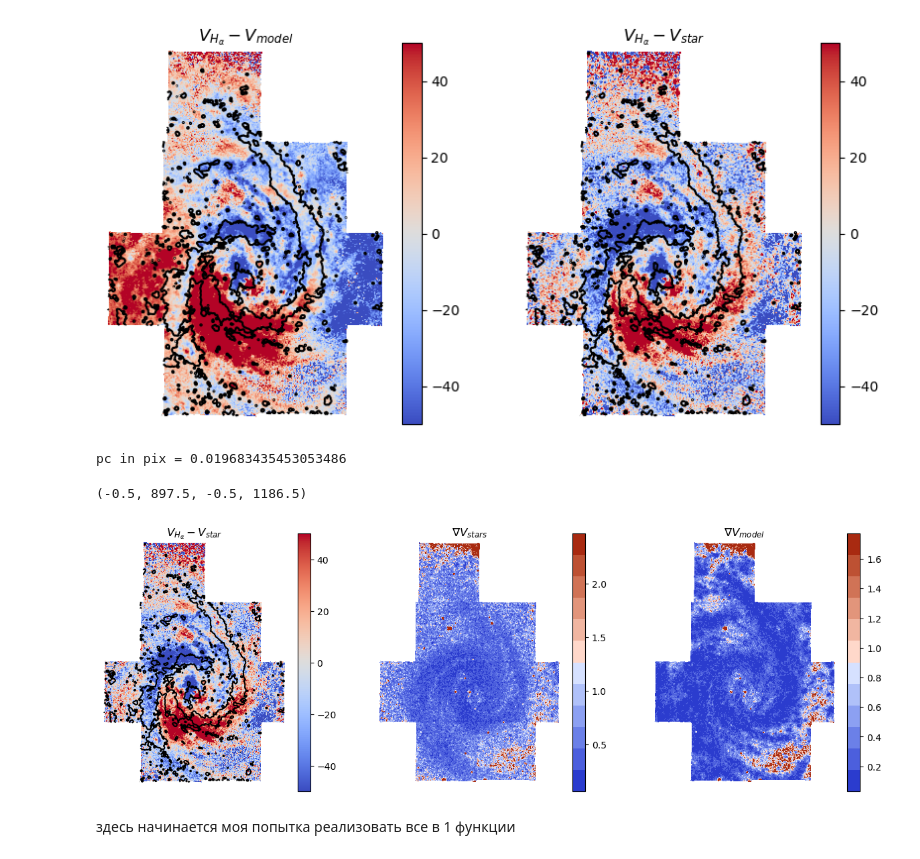
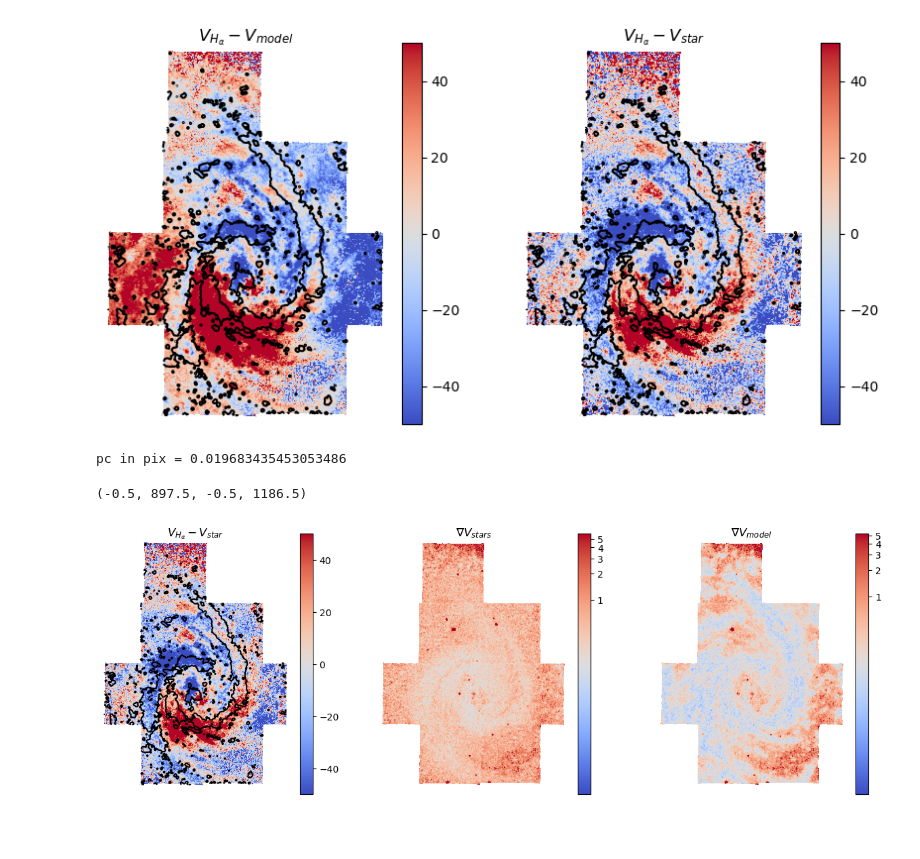
Before and after one commit to Polina-Kochergina/velocity_gradients, a Jupyter notebook: vel_grad.ipynb, the cells around one changed output. Drawn from its saved outputs; the diff is of its cells as text; code cells hidden in the pictures; blank space fills up the shorter version.

Commit message:
vel. grad xy: I corrected to convert to km / s pc

```diff
--- a/vel_grad.ipynb
+++ b/vel_grad.ipynb
@@ -404,41 +404,41 @@ vel_grad_xy2 = np.zeros_like(resid)
 pix_pc = dist*np.tan(np.radians(hdu.header["CD2_2"]))
 print(f"pc in pix = {pix_pc}")
 
 for i in range(resid.shape[0]-1):
     for j in range(resid.shape[1]-1):
-        vel_grad_xy1[i, j] = np.sqrt((residS[i,j-1]-residS[i,j+1])**2 + (residS[i-1,j]-residS[i+1,j])**2 )*pix_pc
-        vel_grad_xy2[i, j] = np.sqrt((resid[i,j-1]-resid[i,j+1])**2 + (resid[i-1,j]-resid[i+1,j])**2 )*pix_pc
+        vel_grad_xy1[i, j] = np.sqrt((residS[i,j-1]-residS[i,j+1])**2 + (residS[i-1,j]-residS[i+1,j])**2)
+        vel_grad_xy2[i, j] = np.sqrt((resid[i,j-1]-resid[i,j+1])**2 + (resid[i-1,j]-resid[i+1,j])**2)
+
+vel_grad_xy1 = vel_grad_xy1*pix_pc
+vel_grad_xy2 = vel_grad_xy2*pix_pc
 
 plt.figure(figsize=[15, 5])
 
 # norm = simple_norm(F_Ha, "linear", percent=90.9)
 plt.subplot(131)
 im = plt.imshow(residS, cmap="coolwarm", norm=norm, origin="lower")
 plt.colorbar(im)
 plt.contour(F_Ha, [1000], colors="black")
 plt.title(r"$V_{H_{\alpha}} - V_{star}$")
 
 plt.axis("off")
-norm1 = simple_norm(vel_grad_xy1, "linear", percent = 95)
+norm1 = simple_norm(vel_grad_xy1, "log", percent = 99)
 plt.subplot(132)
-im = plt.imshow(vel_grad_xy1, cmap=palette, norm=norm1, origin="lower")
+im = plt.imshow(vel_grad_xy1, cmap="coolwarm", norm=norm1, origin="lower")
 plt.colorbar(im)
 # plt.contour(F_Ha, [1000], colors="black")
-# im.set_clim(vmin=0, vmax=60)
 plt.title(r"$\nabla V_{stars}$")
 plt.axis("off")
 
-norm2 = simple_norm(vel_grad_xy2, "linear", percent = 95)
+norm2 = simple_norm(vel_grad_xy2, "log", percent = 99)
 plt.subplot(133)
-im = plt.imshow(vel_grad_xy2, cmap=palette, norm=norm2, origin="lower")
+im = plt.imshow(vel_grad_xy2, cmap="coolwarm", norm=norm2, origin="lower")
 plt.colorbar(im)
 # plt.contour(F_Ha, [1000], colors="black")
-# im.set_clim(vmin=0, vmax=40)
+# im.set_clim(vmin=0.2, vmax=1.5)
 plt.title(r"$\nabla V_{model}$")
 plt.axis("off")
 # %% [output]
 pc in pix = 0.019683435453053486
 (-0.5, 897.5, -0.5, 1186.5)
-[figure, old version]
+[figure, new version]
-# %% [markdown]
-здесь начинается моя попытка реализовать все в 1 функции
```
